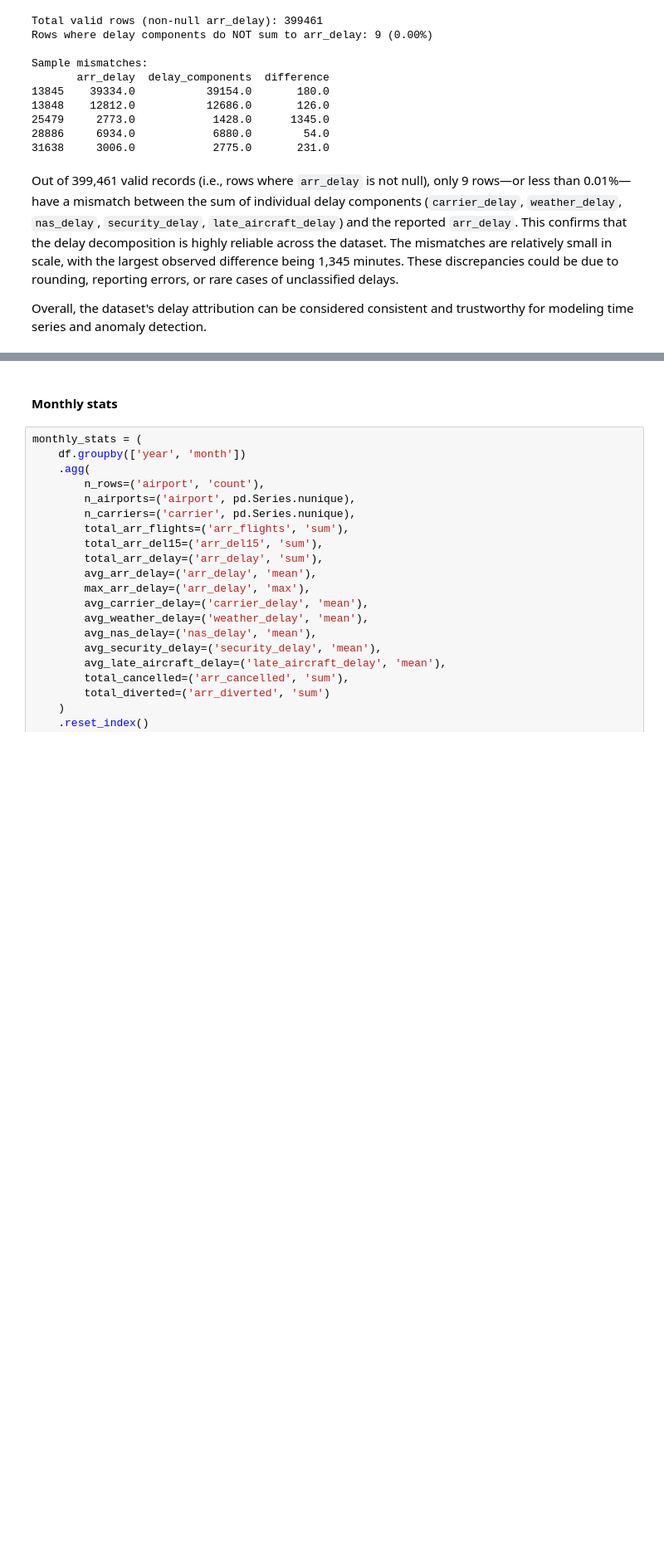
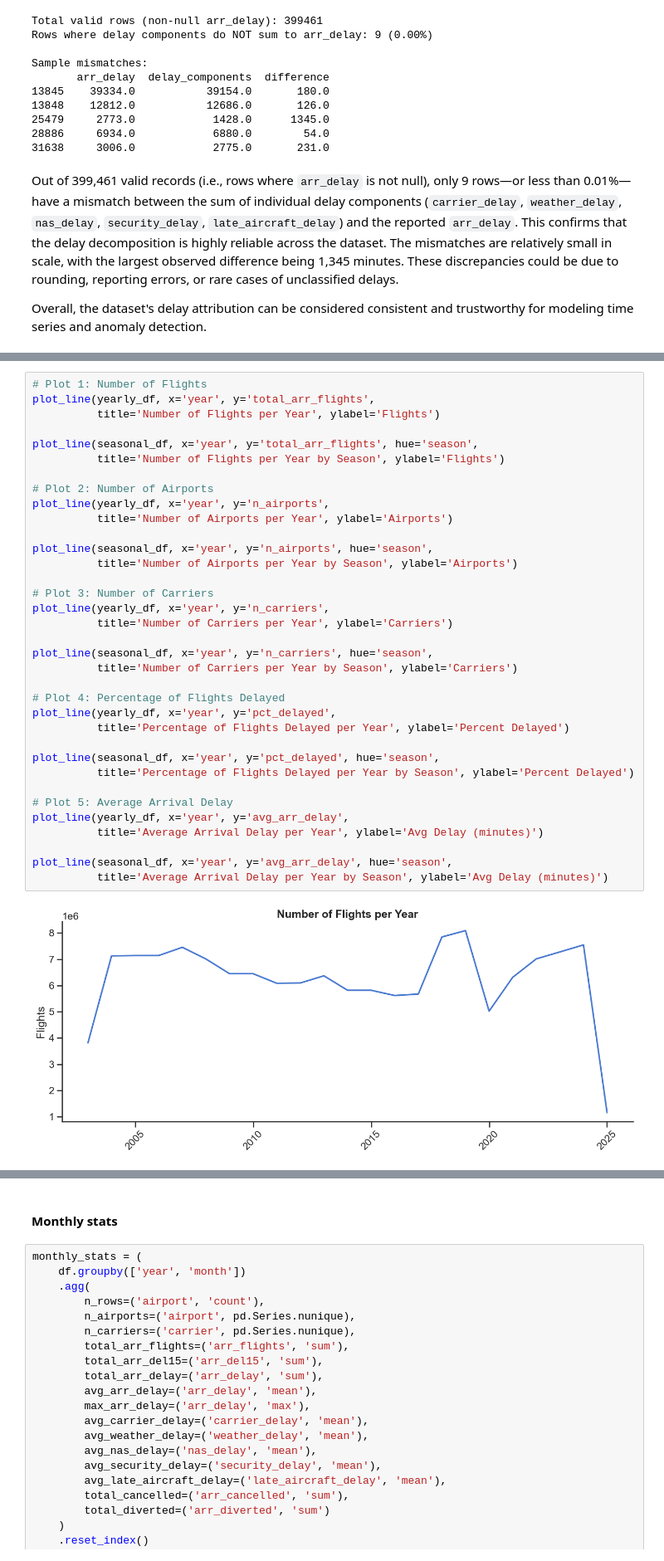
Before and after one commit to mrakelinggar/data-stuffs, a Jupyter notebook: time_series/flight_delays/ts - flight_delays.ipynb, the cells around one changed output, grey strips where cells are left out. Shown at 83% size. Drawn from its saved outputs; the diff is of its cells as text; blank space fills up the shorter version.

```diff
--- a/time_series/flight_delays/ts - flight_delays.ipynb
+++ b/time_series/flight_delays/ts - flight_delays.ipynb
@@ -167,0 +228,37 @@ Overall, the dataset's delay attribution can be considered consistent and trustw
+# %%
+# Plot 1: Number of Flights
+plot_line(yearly_df, x='year', y='total_arr_flights',
+          title='Number of Flights per Year', ylabel='Flights')
+
+plot_line(seasonal_df, x='year', y='total_arr_flights', hue='season',
+          title='Number of Flights per Year by Season', ylabel='Flights')
+
+# Plot 2: Number of Airports
+plot_line(yearly_df, x='year', y='n_airports',
+          title='Number of Airports per Year', ylabel='Airports')
+
+plot_line(seasonal_df, x='year', y='n_airports', hue='season',
+          title='Number of Airports per Year by Season', ylabel='Airports')
+
+# Plot 3: Number of Carriers
+plot_line(yearly_df, x='year', y='n_carriers',
+          title='Number of Carriers per Year', ylabel='Carriers')
+
+plot_line(seasonal_df, x='year', y='n_carriers', hue='season',
+          title='Number of Carriers per Year by Season', ylabel='Carriers')
+
+# Plot 4: Percentage of Flights Delayed
+plot_line(yearly_df, x='year', y='pct_delayed',
+          title='Percentage of Flights Delayed per Year', ylabel='Percent Delayed')
+
+plot_line(seasonal_df, x='year', y='pct_delayed', hue='season',
+          title='Percentage of Flights Delayed per Year by Season', ylabel='Percent Delayed')
+
+# Plot 5: Average Arrival Delay
+plot_line(yearly_df, x='year', y='avg_arr_delay',
+          title='Average Arrival Delay per Year', ylabel='Avg Delay (minutes)')
+
+plot_line(seasonal_df, x='year', y='avg_arr_delay', hue='season',
+          title='Average Arrival Delay per Year by Season', ylabel='Avg Delay (minutes)')
+# %% [output]
+[figure, added]
```
Also changed, not shown: parts of 21 cells of this notebook.
